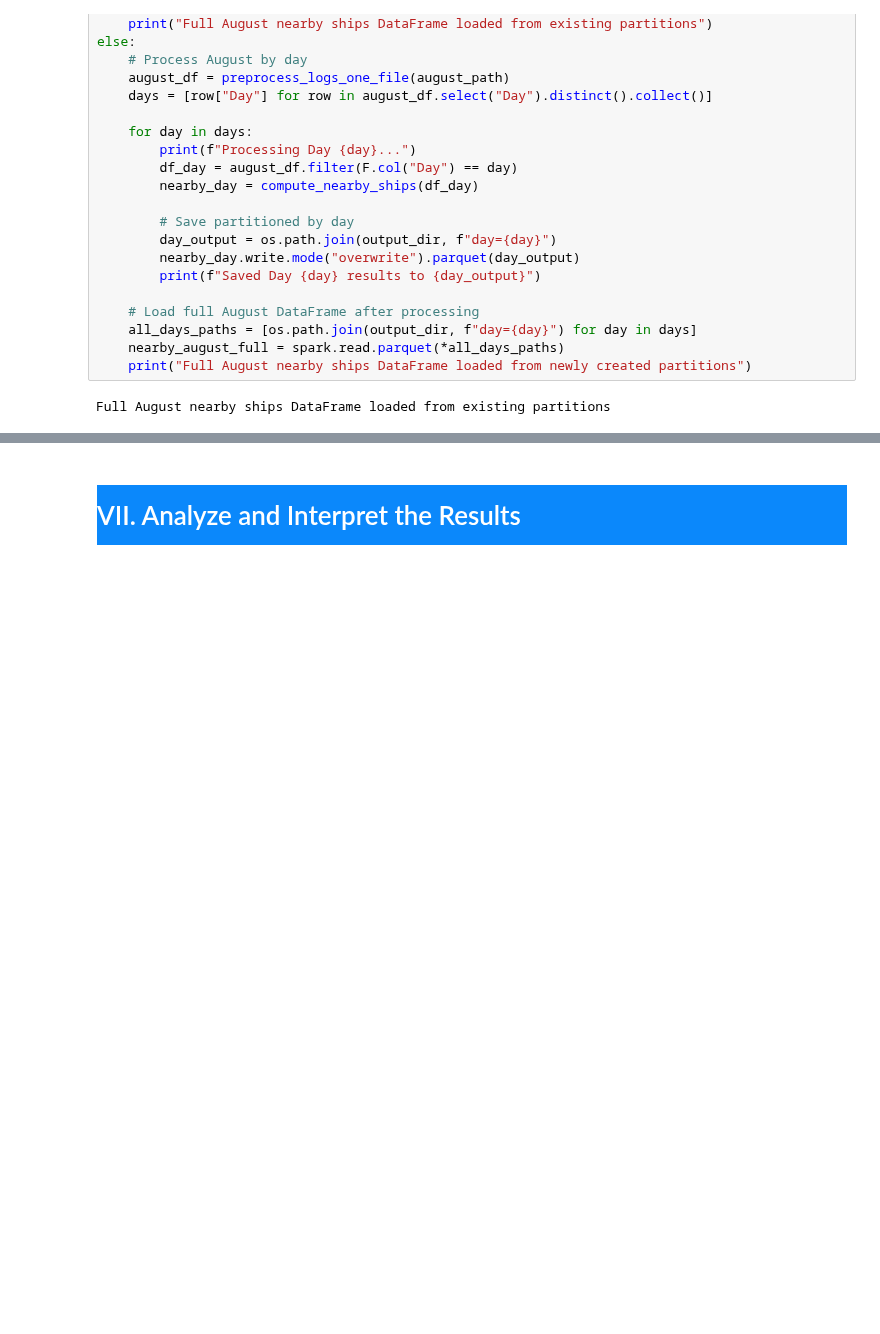
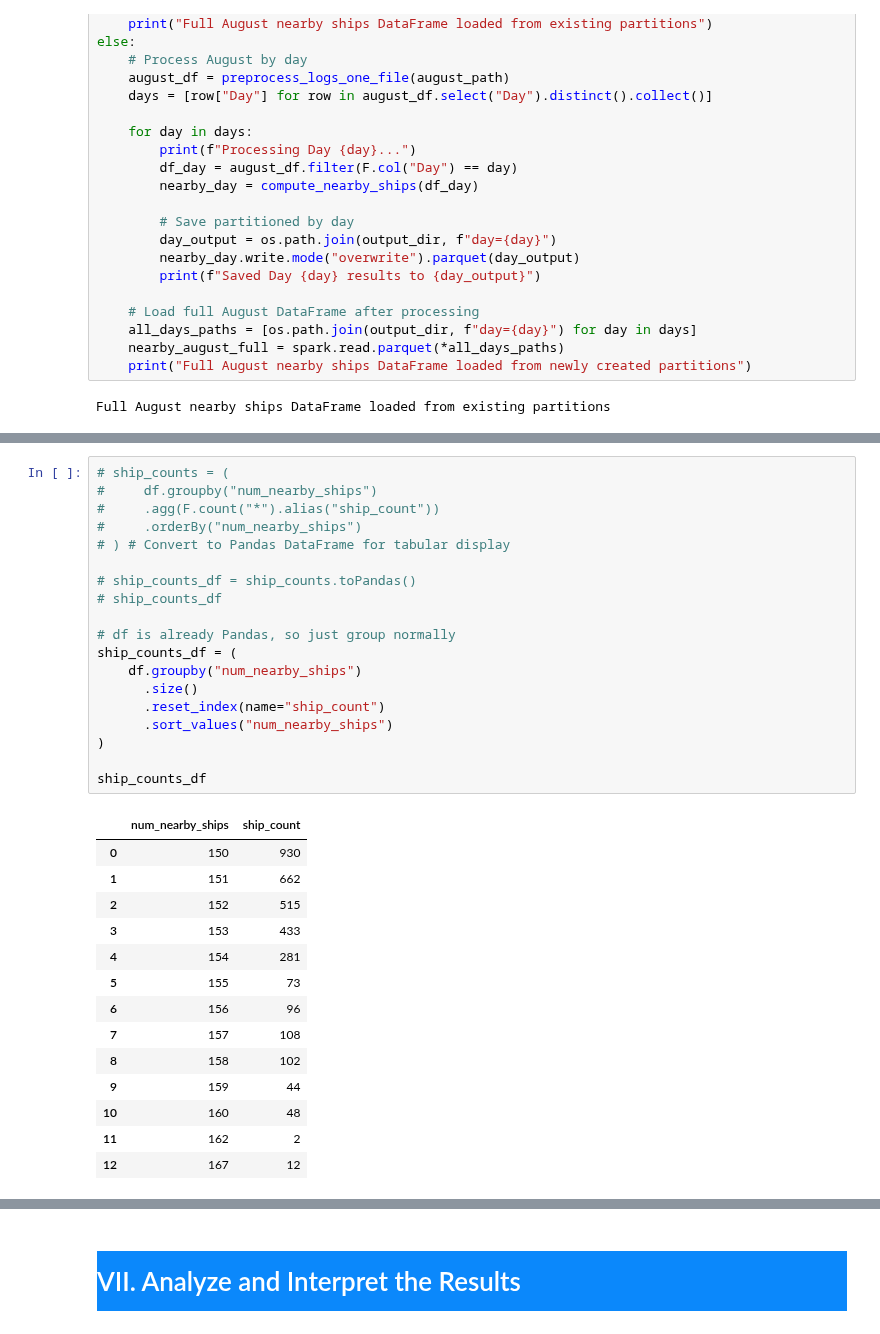
Before and after one commit to BSDSBA-JF/ML-II-Labs, a Jupyter notebook: BDCC-02/report.ipynb, the cells around one changed output, grey strips where cells are left out. Saved outputs shown, nothing was run; the diff lists cells and outputs as text; blank space fills up the shorter version.

```diff
--- a/BDCC-02/report.ipynb
+++ b/BDCC-02/report.ipynb
@@ -756,0 +910,34 @@ Name: num_vessels, dtype: float64
+# %%
+# ship_counts = (
+#     df.groupby("num_nearby_ships")
+#     .agg(F.count("*").alias("ship_count"))
+#     .orderBy("num_nearby_ships")
+# ) # Convert to Pandas DataFrame for tabular display
+
+# ship_counts_df = ship_counts.toPandas()
+# ship_counts_df
+
+# df is already Pandas, so just group normally
+ship_counts_df = (
+    df.groupby("num_nearby_ships")
+      .size()
+      .reset_index(name="ship_count")
+      .sort_values("num_nearby_ships")
+)
+
+ship_counts_df
+# %% [output]
+|  | num_nearby_ships | ship_count |
+| 0 | 150 | 930 |
+| 1 | 151 | 662 |
+| 2 | 152 | 515 |
+| 3 | 153 | 433 |
+| 4 | 154 | 281 |
+| 5 | 155 | 73 |
+| 6 | 156 | 96 |
+| 7 | 157 | 108 |
+| 8 | 158 | 102 |
+| 9 | 159 | 44 |
+| 10 | 160 | 48 |
+| 11 | 162 | 2 |
+| 12 | 167 | 12 |
```
Also changed, not shown: parts of 21 cells of this notebook.
